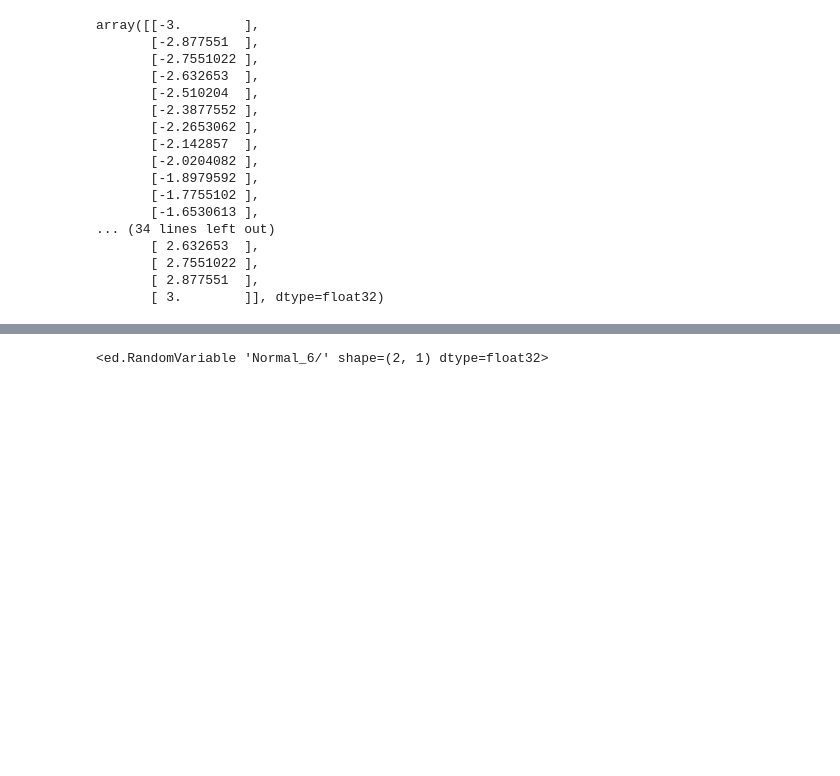
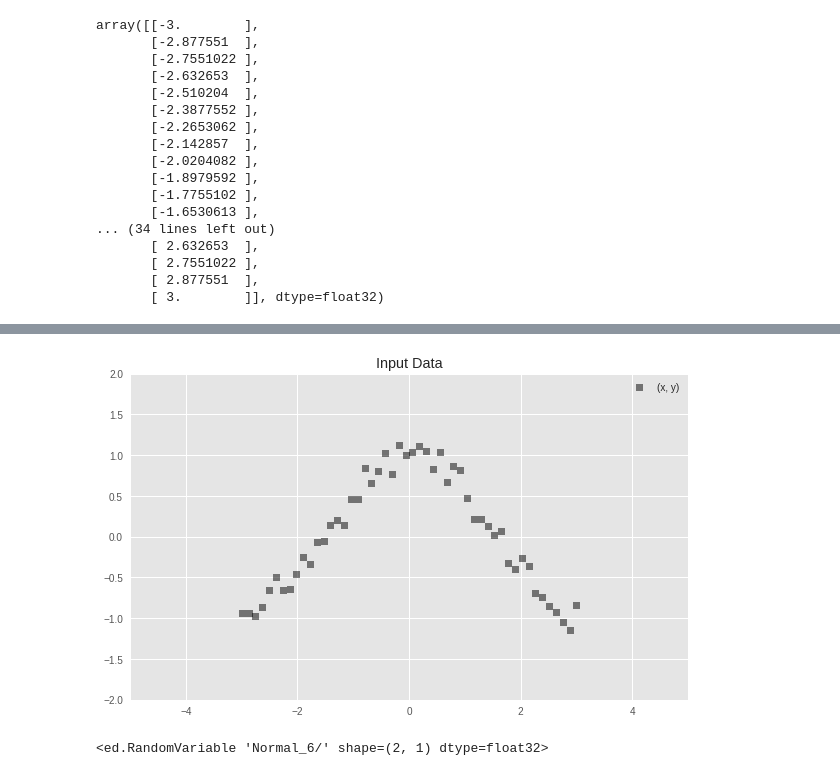
Before and after one commit to AILAB-CEFET-RJ/parsl-ml-workflow, a Jupyter notebook: jupyter/notebooks/bnn_tutorial.ipynb, the cells around one changed output, grey strips where cells are left out. Saved outputs shown, nothing was run; the diff lists cells and outputs as text; code cells hidden in the pictures; blank space fills up the shorter version.

```diff
--- a/jupyter/notebooks/bnn_tutorial.ipynb
+++ b/jupyter/notebooks/bnn_tutorial.ipynb
@@ -106,3 +103,14 @@ y
+# %%
+fig = plt.figure(figsize=(10, 6))
+ax = fig.add_subplot(111)
+ax.set_title("Input Data")
+ax.plot(x_train, y_train, 'ks', alpha=0.5, label='(x, y)')
+ax.set_xlim([-5, 5])
+ax.set_ylim([-2, 2])
+ax.legend()
+plt.show()
+# %% [output]
+[figure, added]
 # %%
 qW_0 = Normal(loc=tf.get_variable("qW_0/loc", [D, 2]), scale=tf.nn.softplus(tf.get_variable("qW_0/scale", [D, 2])))
 qW_1 = Normal(loc=tf.get_variable("qW_1/loc", [2, 1]), scale=tf.nn.softplus(tf.get_variable("qW_1/scale", [2, 1])))
```
Also changed, not shown: parts of 8 cells of this notebook.
